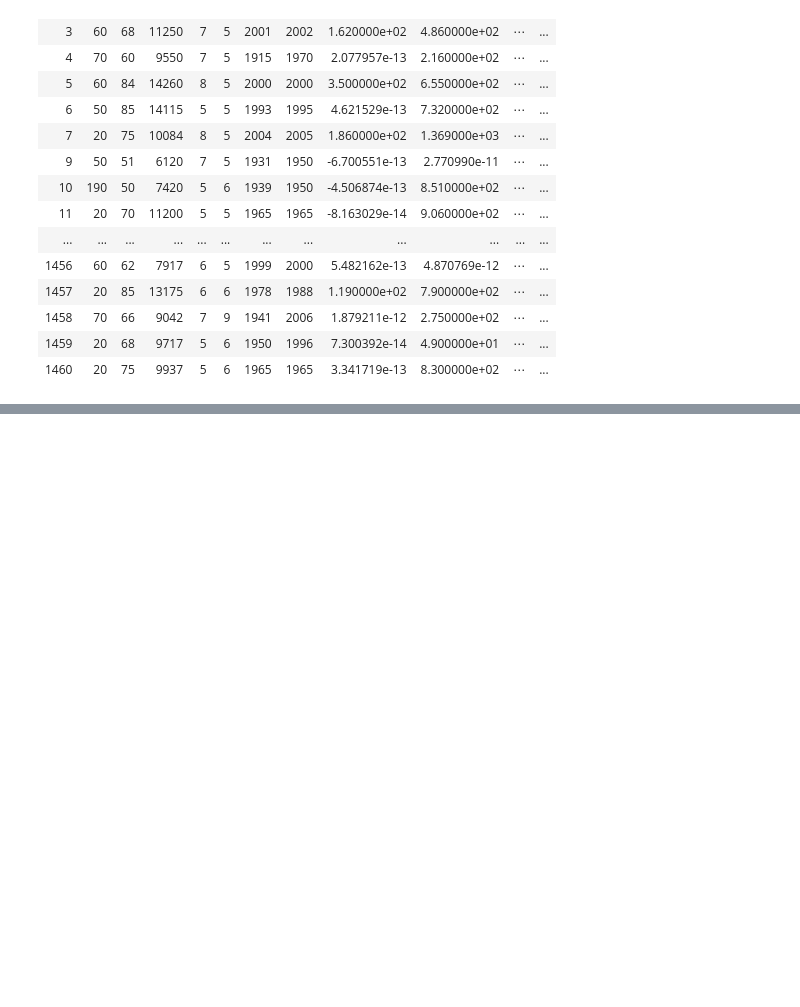
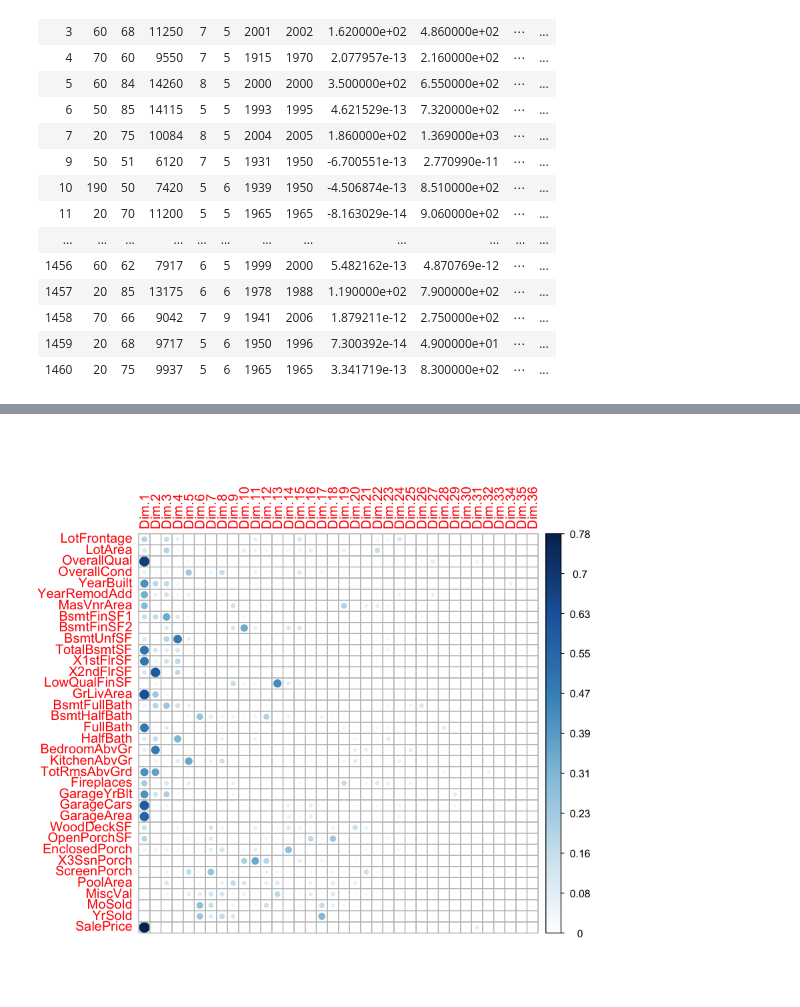
Before and after one commit to giggles-data-science/Data-Analysis-with-R, a Jupyter notebook: Feature Engineering, SVD, and PCA in R Draft.ipynb, the cells around one changed output, grey strips where cells are left out. Saved outputs shown, nothing was run; the diff lists cells and outputs as text; code cells hidden in the pictures; blank space fills up the shorter version.

```diff
--- a/Feature Engineering, SVD, and PCA in R Draft.ipynb
+++ b/Feature Engineering, SVD, and PCA in R Draft.ipynb
@@ -825,0 +728,3 @@ summary(PCACM)
+# %%
+var <- get_pca_var(prin_comp)
+var
@@ -825,0 +739,5 @@ summary(PCACM)
+# %%
+library("corrplot")
+corrplot(var$cos2, is.corr=FALSE)
+# %% [output]
+[figure, added]
```
Also changed, not shown: parts of 24 cells of this notebook.
